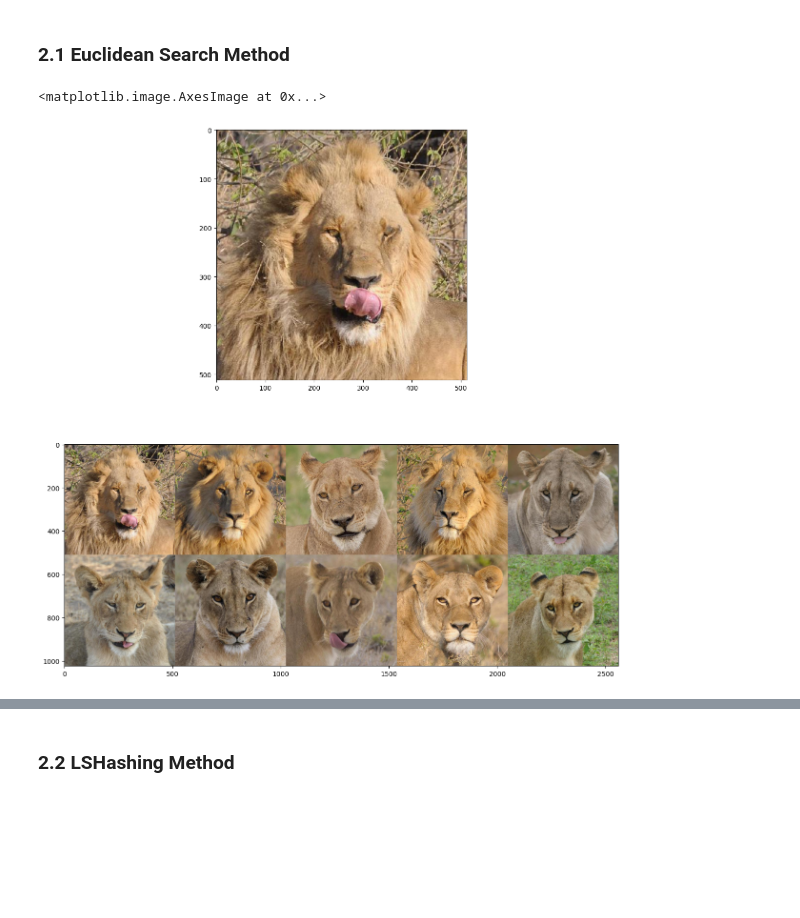
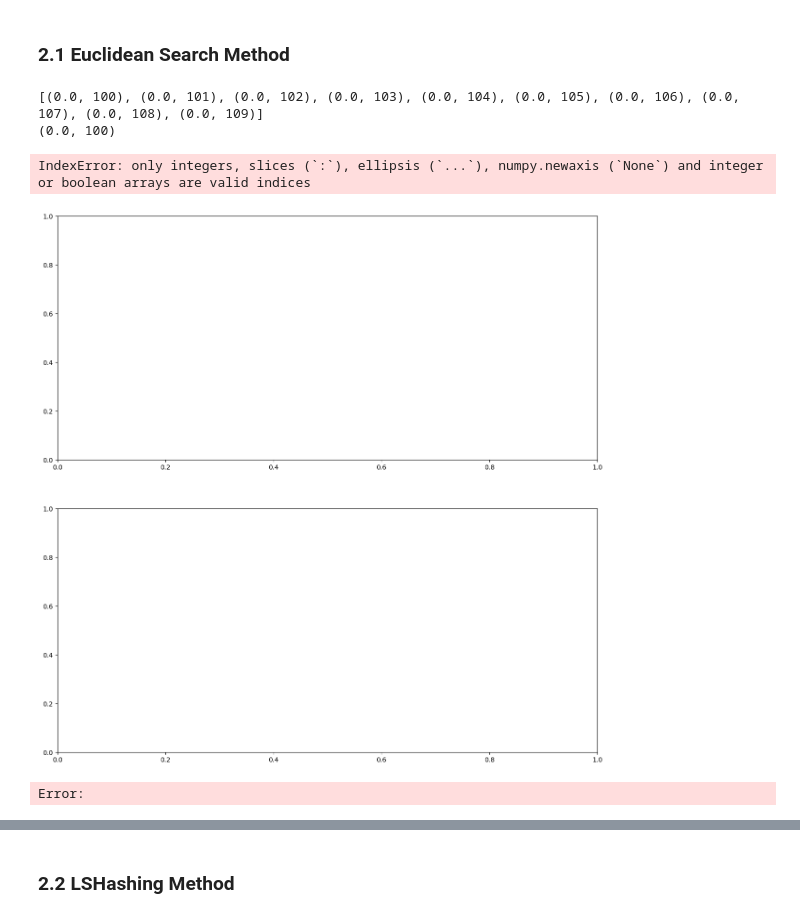
Before and after one commit to smb-h/iirbctf, a Jupyter notebook: notebooks/content-based-image-retrieval-pytorch.ipynb, the cells around one changed output, grey strips where cells are left out. Cells and saved outputs as stored; diff of their text form; code cells hidden in the pictures; blank space fills up the shorter version.

```diff
--- a/notebooks/content-based-image-retrieval-pytorch.ipynb
+++ b/notebooks/content-based-image-retrieval-pytorch.ipynb
@@ -51,6 +52,8 @@ df = pd.DataFrame()
 
 df['image'] = [f for f in os.listdir(dataset_path) if os.path.isfile(os.path.join(dataset_path, f))]
 df['image'] = df['image'].apply(lambda x: dataset_path / x)
+# filter to first 100 images
+df = df[:100]
 
 print(df.shape)
 df.head()
@@ -428,7 +450,7 @@ transformations = transforms.Compose([
 # %%
 # Load Model in Evaluation phase
 model = ConvAutoencoder_v2().to(device)
-model.load_state_dict(torch.load('./conv_autoencoderv2.pt', map_location=device)['model_state_dict'], strict=False)
+model.load_state_dict(torch.load('./conv_autoencoderv2_200ep.pt', map_location=device)['model_state_dict'], strict=False)
 
 model.eval()
 # %% [output]
@@ -471,5 +499,5 @@ print(latent_features.shape)
 # %%
-indexes = list(range(0, latent_features.shape[0]))
+indexes = list(range(0, 4738))
 feature_dict = dict(zip(indexes,latent_features))
 index_dict = {'indexes':indexes,'features':latent_features}
 # %%
@@ -499,7 +527,8 @@ def euclidean(a, b):
 def cosine_distance(a,b):
     return scipy.spatial.distance.cosine(a, b)
 # %%
-def perform_search(query_features, index, max_results=64):
+def perform_search(queryFeatures, index, maxResults=64):
+
     results = []
 
     for i in range(0, len(index["features"])):
@@ -507,11 +536,11 @@ def perform_search(query_features, index, max_results=64):
         # and the features for the current image in our index, then
         # update our results list with a 2-tuple consisting of the
         # computed distance and the index of the image
-        d = euclidean(query_features, index["features"][i])
+        d = euclidean(queryFeatures, index["features"][i])
         results.append((d, i))
 
     # sort the results and grab the top ones
-    results = sorted(results)[:max_results]
+    results = sorted(results)[:maxResults]
     # return the list of results
     return results
 # %%
@@ -551,30 +580,37 @@ def build_montages(image_list, image_shape, montage_shape):
 # %%
 # take the features for the current image, find all similar
 # images in our dataset, and then initialize our list of result
 # images
 fig, ax = plt.subplots(nrows=2,figsize=(15,15))
 # Input Index for which images
-query_idx = 3166
+queryIdx = 3166
 MAX_RESULTS = 10
 
-query_features = latent_features[query_idx]
-results = perform_search(query_features, index_dict, max_results=MAX_RESULTS)
+
+queryFeatures = latent_features[queryIdx]
+results = perform_search(queryFeatures, index_dict, maxResults=MAX_RESULTS)
+print(results)
 imgs = []
 
 # loop over the results
-for (d, j) in results:
-    img = np.array(Image.open(images[j]))
-    imgs.append(img)
+for i in results:
+    print(i)
+    img = np.array(Image.open(images[i][1]))
+#     print(j)
+#     imgs.append(img)
 
-# display the query image
-ax[0].imshow(np.array(Image.open(images[query_idx])))
+# # display the query image
+# ax[0].imshow(np.array(Image.open(images[queryIdx])))
 
-# build a montage from the results and display it
-montage = build_montages(imgs, (512, 512), (5, 2))[0]
-ax[1].imshow(montage)
+# # build a montage from the results and display it
+# montage = build_montages(imgs, (512, 512), (5, 2))[0]
+# ax[1].imshow(montage)
 # %% [output]
-<matplotlib.image.AxesImage at 0x...>
+[(0.0, 100), (0.0, 101), (0.0, 102), (0.0, 103), (0.0, 104), (0.0, 105), (0.0, 106), (0.0, 107), (0.0, 108), (0.0, 109)]
+(0.0, 100)
+IndexError: only integers, slices (`:`), ellipsis (`...`), numpy.newaxis (`None`) and integer or boolean arrays are valid indices
-[figure, old version]
+[figure, new version]
+Error:
 # %%
 testpath = Path('../input/testcbir/Test_Images')
 testdf = pd.DataFrame()
```
Also changed, not shown: parts of 19 cells of this notebook, 1 other file.
